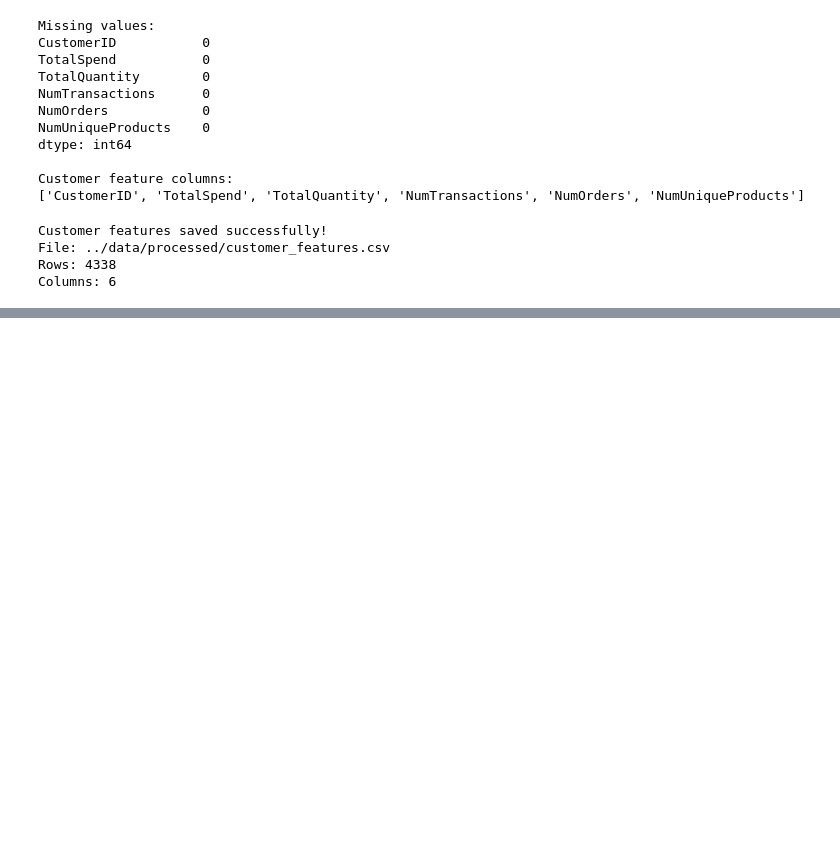
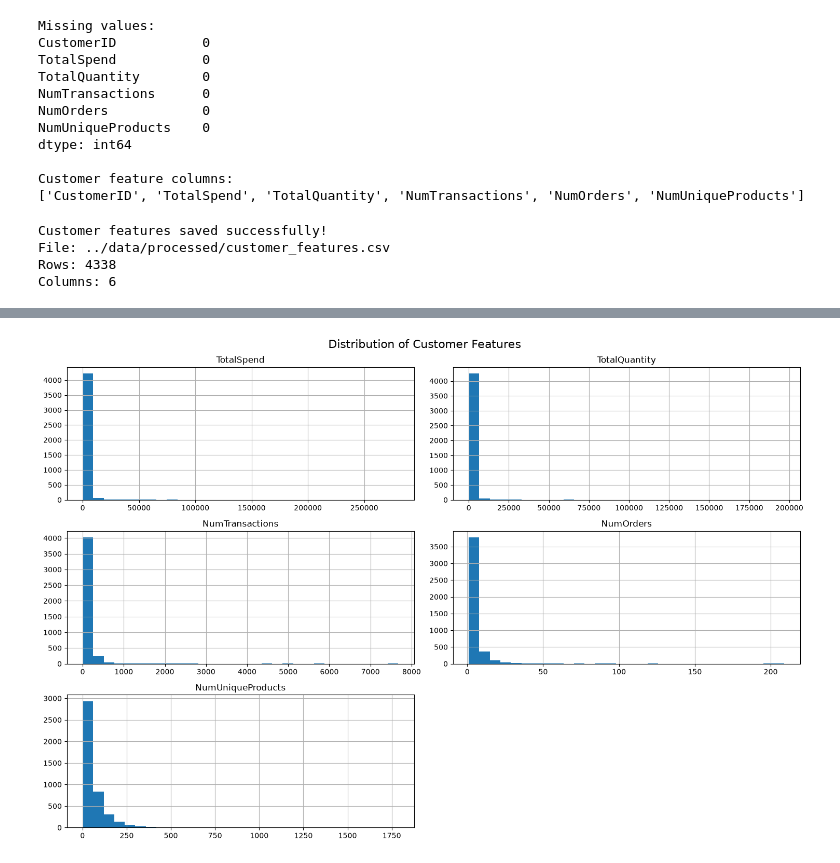
Before and after one commit to vanshika-2105/customer-segmentation-ml, a Jupyter notebook: notebooks/01_customer_segmentation_setup.ipynb, the cells around one changed output, grey strips where cells are left out. Saved outputs shown, nothing was run; the diff lists cells and outputs as text; code cells hidden in the pictures; blank space fills up the shorter version.

Commit message:
feat: complete day 4 exploratory data analysis

```diff
--- a/notebooks/01_customer_segmentation_setup.ipynb
+++ b/notebooks/01_customer_segmentation_setup.ipynb
@@ -359,3 +359,13 @@ Customer features saved successfully!
 File: ../data/processed/customer_features.csv
 Rows: 4338
 Columns: 6
+# %%
+import pandas as pd
+
+customer_features_path = "../data/processed/customer_features.csv"
+
+customer_features = pd.read_csv(customer_features_path)
+
+print("Customer features loaded successfully!")
+print("Shape:", customer_features.shape)
+print("Unique customers:", customer_features["CustomerID"].nunique())
@@ -361,0 +388,22 @@ Columns: 6
+# %%
+import matplotlib.pyplot as plt
+import seaborn as sns
+
+numeric_features = [
+    "TotalSpend",
+    "TotalQuantity",
+    "NumTransactions",
+    "NumOrders",
+    "NumUniqueProducts"
+]
+
+customer_features[numeric_features].hist(
+    figsize=(15, 10),
+    bins=30
+)
+
+plt.suptitle("Distribution of Customer Features", fontsize=16)
+plt.tight_layout()
+plt.show()
+# %% [output]
+[figure, added]
```
Also changed, not shown: parts of 6 cells of this notebook.
